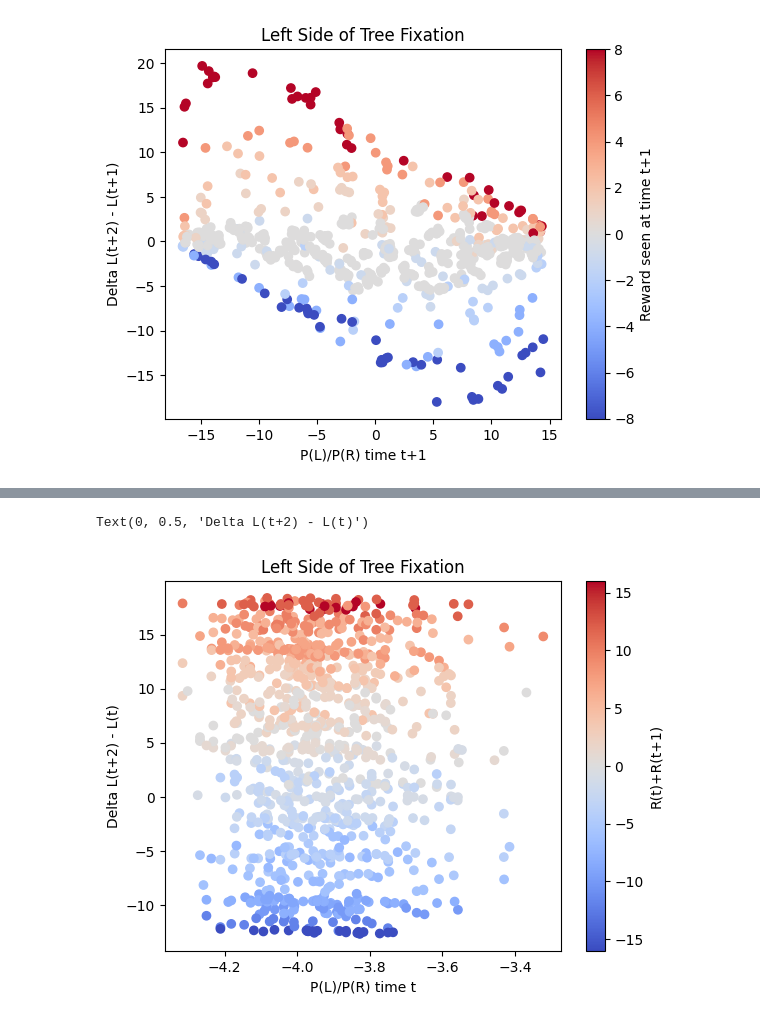
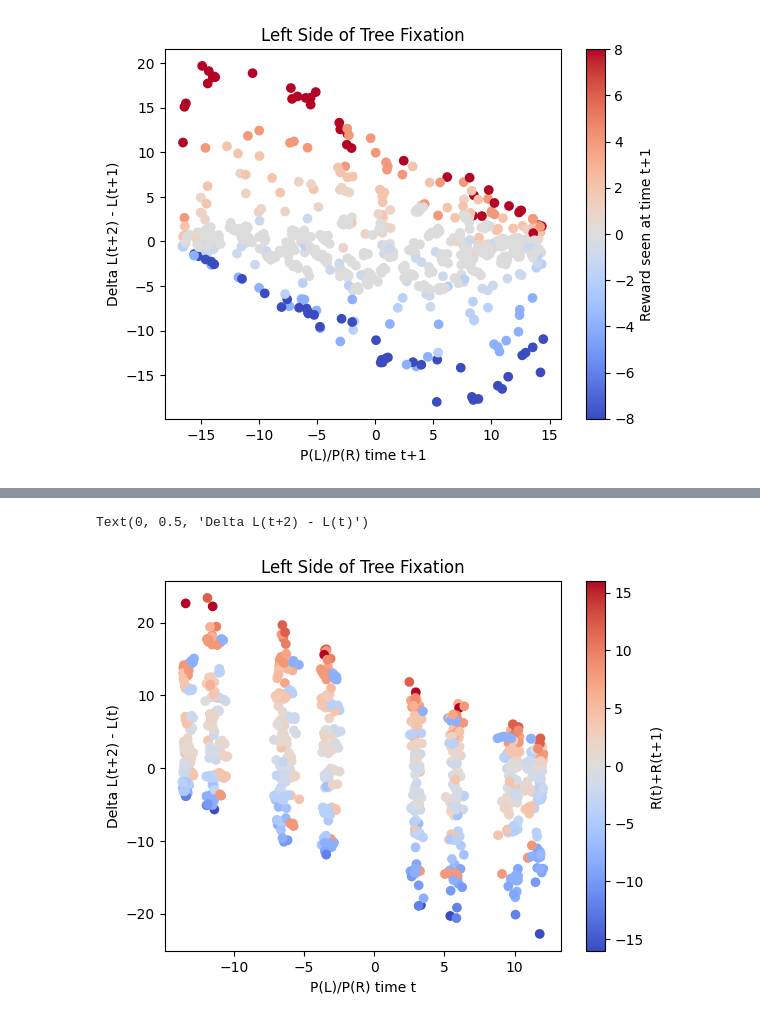
Before and after one commit to SixingChen028/eyeplan_tinyrnn, a Jupyter notebook: test_timeout_network.ipynb, the cells around one changed output, grey strips where cells are left out. Drawn from its saved outputs; the diff is of its cells as text; code cells hidden in the pictures.

Commit message:
Revise third figure

```diff
--- a/test_timeout_network.ipynb
+++ b/test_timeout_network.ipynb
@@ -533,12 +533,12 @@ df
 # %%
 
-sub_df=df[(df['sides']=='left')&(df['step']==0)]
+sub_df=df[(df['sides']=='left')&(df['step']==1.0)]
 plt.scatter(sub_df['logit'],sub_df['delta'],c=sub_df['reward'],cmap='coolwarm')
 cbar=plt.colorbar()
 cbar.set_label('R(t)+R(t+1)')
 plt.title("Left Side of Tree Fixation")
 plt.xlabel("P(L)/P(R) time t")
 plt.ylabel("Delta L(t+2) - L(t)")
 # %% [output]
 Text(0, 0.5, 'Delta L(t+2) - L(t)')
-[figure, old version]
+[figure, new version]
```
Also changed, not shown: parts of 1 cell of this notebook.
